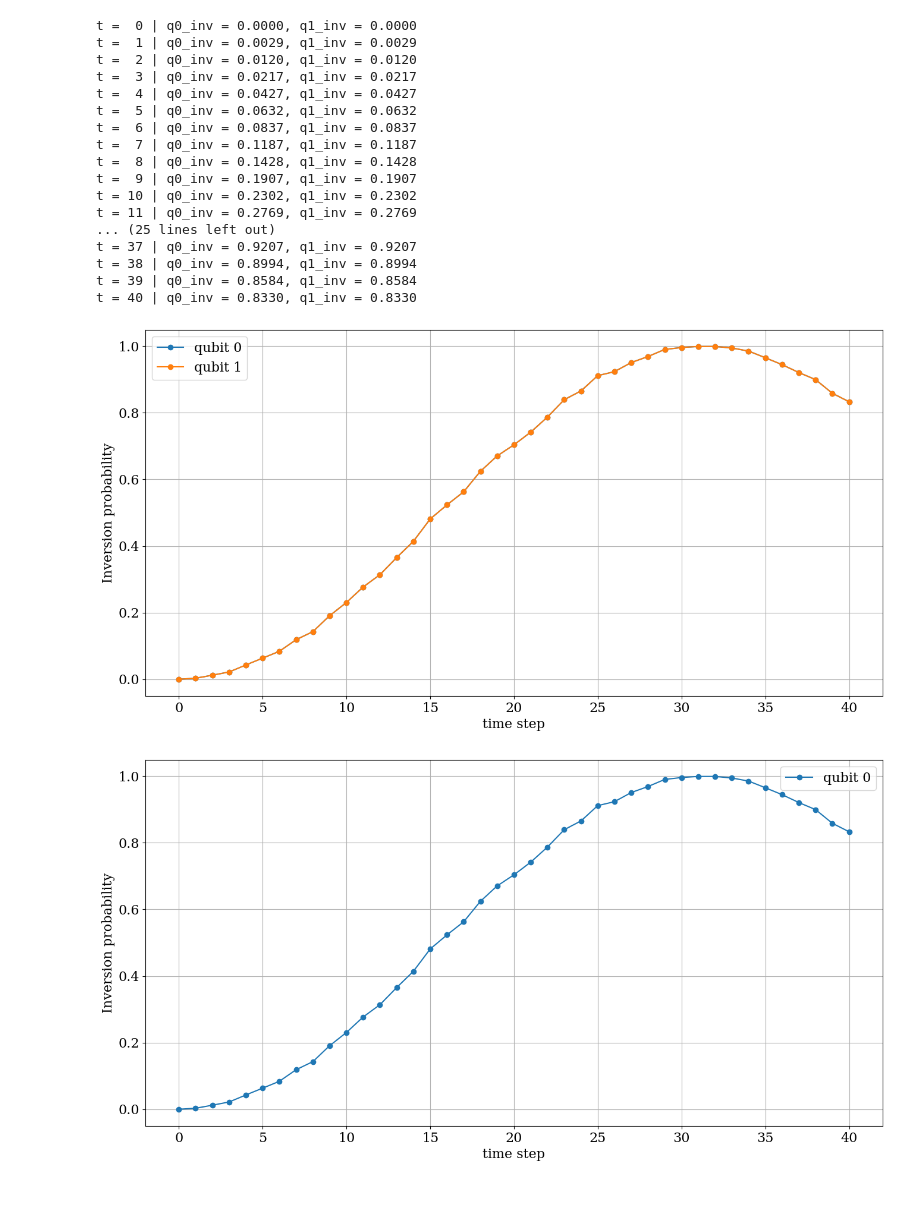
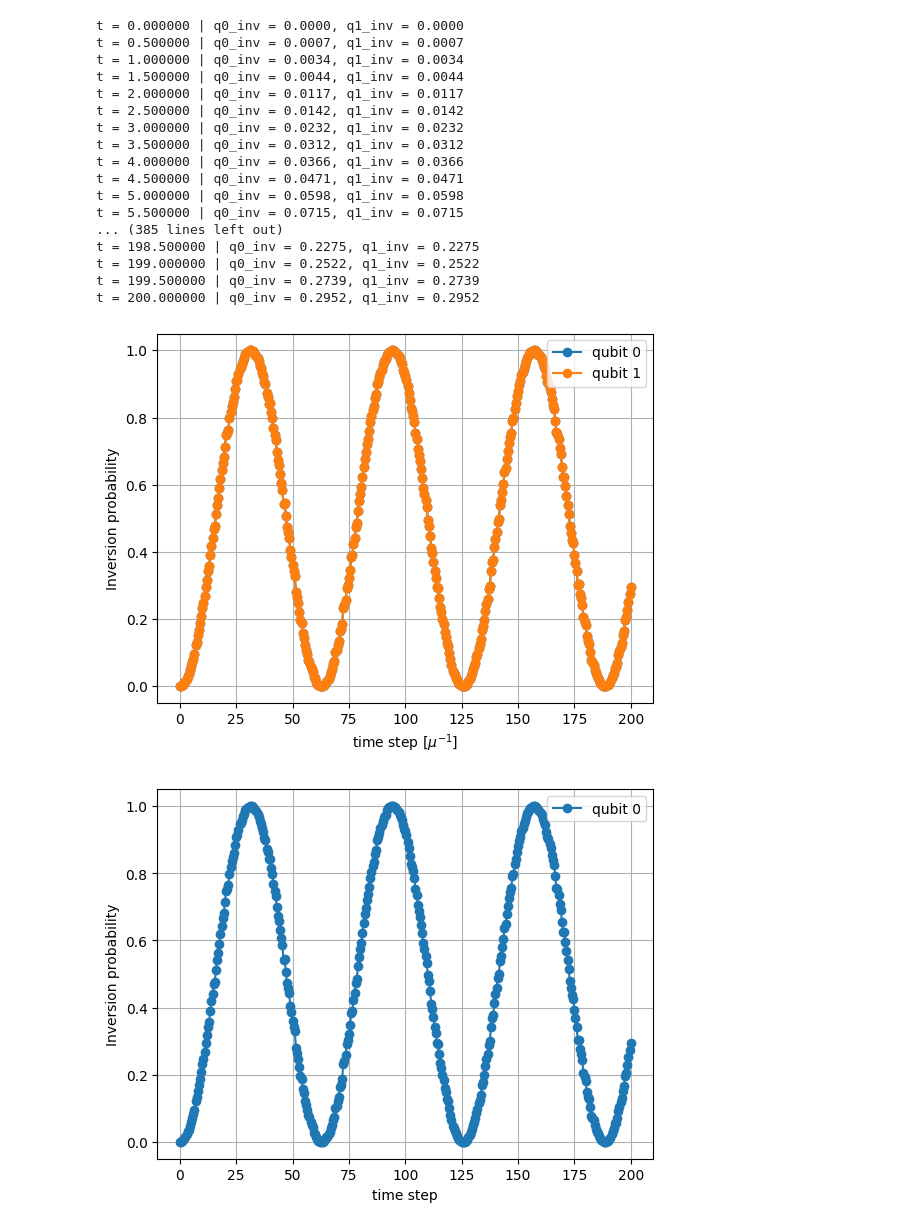
Before and after one commit to Ushakrhmn/Quantum-neutrino-Amol-Basu, a Jupyter notebook: Quantum_F-l_MFT/Qiskit/quantum_F-L_MFT_e1_x1.ipynb, the cells around one changed output. Drawn from its saved outputs; the diff is of its cells as text; code cells hidden in the pictures; blank space fills up the shorter version.

```diff
--- a/Quantum_F-l_MFT/Qiskit/quantum_F-L_MFT_e1_x1.ipynb
+++ b/Quantum_F-l_MFT/Qiskit/quantum_F-L_MFT_e1_x1.ipynb
@@ -54,7 +55,7 @@ def add_vacuum_evolution(qc, n, bx, by, bz, N):
 # -------------------------------------------------
 # Add interaction evolution to an existing circuit
 # -------------------------------------------------
-def add_interaction_evolution(qc, n, J, N):
+def add_interaction_evolution(qc, n, J, N, dt):
     """
     Add n first-order interaction steps to the circuit.
 
@@ -66,7 +67,7 @@ def add_interaction_evolution(qc, n, J, N):
     for _ in range(n):
         for i in range(N):
             for j in range(i + 1, N):
-                phi = 2.0 * J[i, j]
+                phi = 2.0 * J[i, j] * dt
                 qc.rxx(phi, i, j)
                 qc.ryy(phi, i, j)
                 qc.rzz(phi, i, j)
@@ -88,18 +89,27 @@ from qiskit_aer import AerSimulator
 initial_bits = [0, 1]
 
 P_inv = [[] for _ in range(N)]
-times = []
+dt = 0.5
+T_max = 200
+steps = int(T_max / dt) + 1
+times = np.linspace(0, T_max, steps)
+
 
 backend = AerSimulator()
 shots = 4096
-n_steps_max = 40
+
 J = interaction_matrix(N, dm2, E)
+alpha=np.pi/2
 qc0=QuantumCircuit(N,N)
-qc0.x(1)  ## Qubit1 is nu_mu
-for n in range(n_steps_max + 1):
+# Qubit 0: nu_e → already |0>
+# Qubit 1: nu_x = cos α |e> + sin α |μ>
+qc0.ry(2 * alpha, 1)
+
+for t in times:
+    n = int(round(t / dt))
     qc=qc0.copy()
     #add_vacuum_evolution(qc, n=n, bx=bx, by=by, bz=bz, N=N)
-    add_interaction_evolution(qc, n=n, J=J, N=N)
+    add_interaction_evolution(qc, n=n, J=J, N=N, dt=dt)
 #     tqc = transpile(qc, backend)
 #     counts = backend.run(tqc, shots=shots).result().get_counts()
 
@@ -118,46 +128,49 @@ for n in range(n_steps_max + 1):
             if bit_q != initial_bits[q]:
                 p_inv_t[q] += prob
 
-    times.append(n)
+    #times.append(n)
 
     for q in range(N):
         P_inv[q].append(p_inv_t[q])
 
     print(
-        f"t = {n:2d} | "
+        f"t = {t:2f} | "
         f"q0_inv = {p_inv_t[0]:.4f}, "
         f"q1_inv = {p_inv_t[1]:.4f} "
 
     )
 # %% [output]
-t =  0 | q0_inv = 0.0000, q1_inv = 0.0000
-t =  1 | q0_inv = 0.0029, q1_inv = 0.0029
-t =  2 | q0_inv = 0.0120, q1_inv = 0.0120
-t =  3 | q0_inv = 0.0217, q1_inv = 0.0217
-t =  4 | q0_inv = 0.0427, q1_inv = 0.0427
-t =  5 | q0_inv = 0.0632, q1_inv = 0.0632
-t =  6 | q0_inv = 0.0837, q1_inv = 0.0837
-t =  7 | q0_inv = 0.1187, q1_inv = 0.1187
-t =  8 | q0_inv = 0.1428, q1_inv = 0.1428
-t =  9 | q0_inv = 0.1907, q1_inv = 0.1907
-t = 10 | q0_inv = 0.2302, q1_inv = 0.2302
-t = 11 | q0_inv = 0.2769, q1_inv = 0.2769
-... (25 lines left out)
-t = 37 | q0_inv = 0.9207, q1_inv = 0.9207
-t = 38 | q0_inv = 0.8994, q1_inv = 0.8994
-t = 39 | q0_inv = 0.8584, q1_inv = 0.8584
-t = 40 | q0_inv = 0.8330, q1_inv = 0.8330
+t = 0.000000 | q0_inv = 0.0000, q1_inv = 0.0000
+t = 0.500000 | q0_inv = 0.0007, q1_inv = 0.0007
+t = 1.000000 | q0_inv = 0.0034, q1_inv = 0.0034
+t = 1.500000 | q0_inv = 0.0044, q1_inv = 0.0044
+t = 2.000000 | q0_inv = 0.0117, q1_inv = 0.0117
+t = 2.500000 | q0_inv = 0.0142, q1_inv = 0.0142
+t = 3.000000 | q0_inv = 0.0232, q1_inv = 0.0232
+t = 3.500000 | q0_inv = 0.0312, q1_inv = 0.0312
+t = 4.000000 | q0_inv = 0.0366, q1_inv = 0.0366
+t = 4.500000 | q0_inv = 0.0471, q1_inv = 0.0471
+t = 5.000000 | q0_inv = 0.0598, q1_inv = 0.0598
+t = 5.500000 | q0_inv = 0.0715, q1_inv = 0.0715
+... (385 lines left out)
+t = 198.500000 | q0_inv = 0.2275, q1_inv = 0.2275
+t = 199.000000 | q0_inv = 0.2522, q1_inv = 0.2522
+t = 199.500000 | q0_inv = 0.2739, q1_inv = 0.2739
+t = 200.000000 | q0_inv = 0.2952, q1_inv = 0.2952
 # %%
+#times = np.arange(len(P_inv[0]))
 for q in range(N):
-    plt.plot(times, P_inv[q], marker='o', label=f'qubit {q}')
+    plt.plot(times, P_inv[q],
+             marker='o', label=f'qubit {q}')
 
-plt.xlabel('time step')
+
+plt.xlabel(r'time step [$\mu^{-1}$]')
 plt.ylabel('Inversion probability')
 plt.legend()
 plt.grid(True)
 plt.show()
 # %% [output]
-[figure, old version]
+[figure, new version]
 # %%
 plt.plot(times, P_inv[0], marker='o', label='qubit 0')
 
@@ -167,7 +180,7 @@ plt.legend()
 plt.grid(True)
 plt.show()
 # %% [output]
-[figure, old version]
+[figure, new version]
 # %%
 import numpy as np
 import matplotlib.pyplot as plt
```
Also changed, not shown: parts of 17 cells of this notebook, 1 other file.
